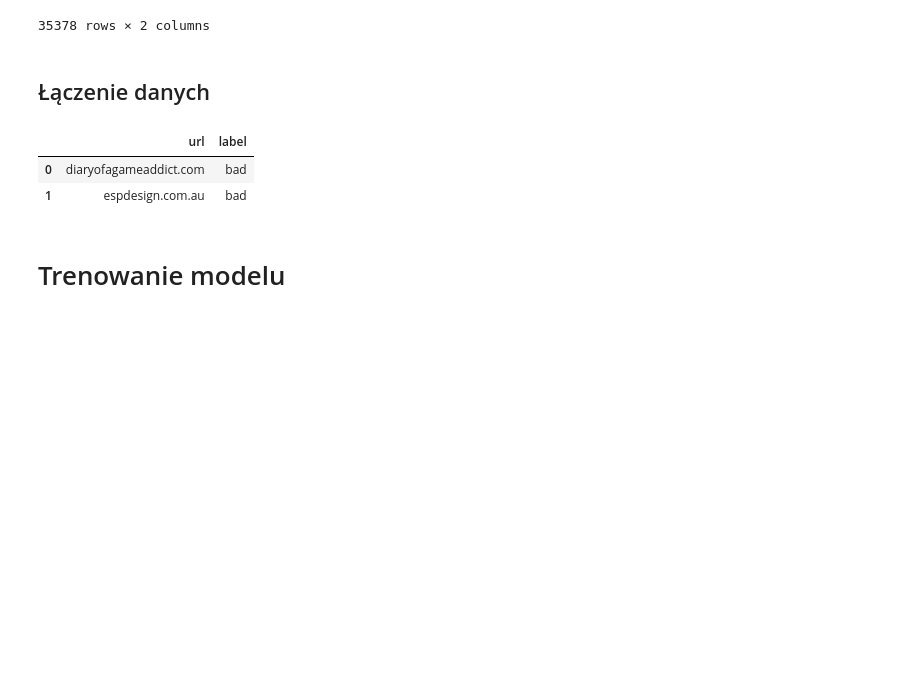
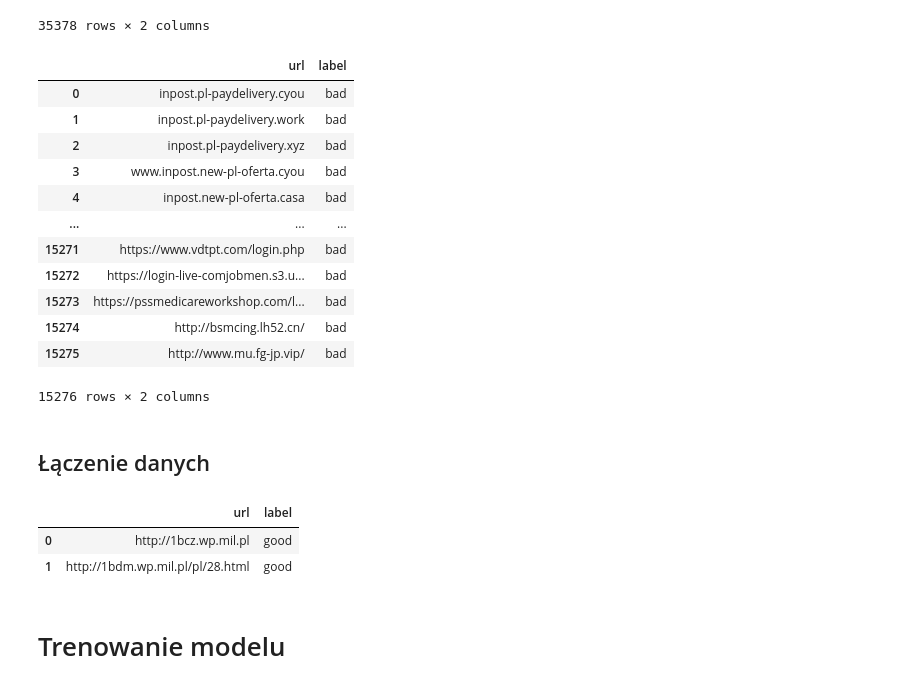
Before and after one commit to knmlprz/mallicious-url-model, a Jupyter notebook: Notebooks/Second_model.ipynb, the cells around one changed output. Cells and saved outputs as stored; diff of their text form; code cells hidden in the pictures; blank space fills up the shorter version.

```diff
--- a/Notebooks/Second_model.ipynb
+++ b/Notebooks/Second_model.ipynb
@@ -113,15 +113,35 @@ iscx
 | 35376 | https://lastpass.com/signup2.php?... | good |
 | 35377 | https://asana.com/guide/videos/%2... | good |
 35378 rows × 2 columns
+# %%
+bad = pd.read_csv("../Data/unique_bad_links.csv")
+bad = pd.DataFrame(bad.domain)
+bad.columns = ['url']
+bad['label'] = "bad"
+bad
+# %% [output]
+|  | url | label |
+| 0 | inpost.pl-paydelivery.cyou | bad |
+| 1 | inpost.pl-paydelivery.work | bad |
+| 2 | inpost.pl-paydelivery.xyz | bad |
+| 3 | www.inpost.new-pl-oferta.cyou | bad |
+| 4 | inpost.new-pl-oferta.casa | bad |
+| ... | ... | ... |
+| 15271 | https://www.vdtpt.com/login.php | bad |
+| 15272 | https://login-live-comjobmen.s3.u... | bad |
+| 15273 | https://pssmedicareworkshop.com/l... | bad |
+| 15274 | http://bsmcing.lh52.cn/ | bad |
+| 15275 | http://www.mu.fg-jp.vip/ | bad |
+15276 rows × 2 columns
 # %% [markdown]
 ## Łączenie danych
 # %%
-df = pd.concat([kaggle,gov,cert, alexa, iscx])
+df = pd.concat([gov, alexa, iscx, bad])
 df.head(2)
 # %% [output]
 |  | url | label |
-| 0 | diaryofagameaddict.com | bad |
-| 1 | espdesign.com.au | bad |
+| 0 | http://1bcz.wp.mil.pl | good |
+| 1 | http://1bdm.wp.mil.pl/pl/28.html | good |
 # %%
 df["url"] = df.url.astype(str)
 # %% [markdown]
```
Also changed, not shown: parts of 4 cells of this notebook.
